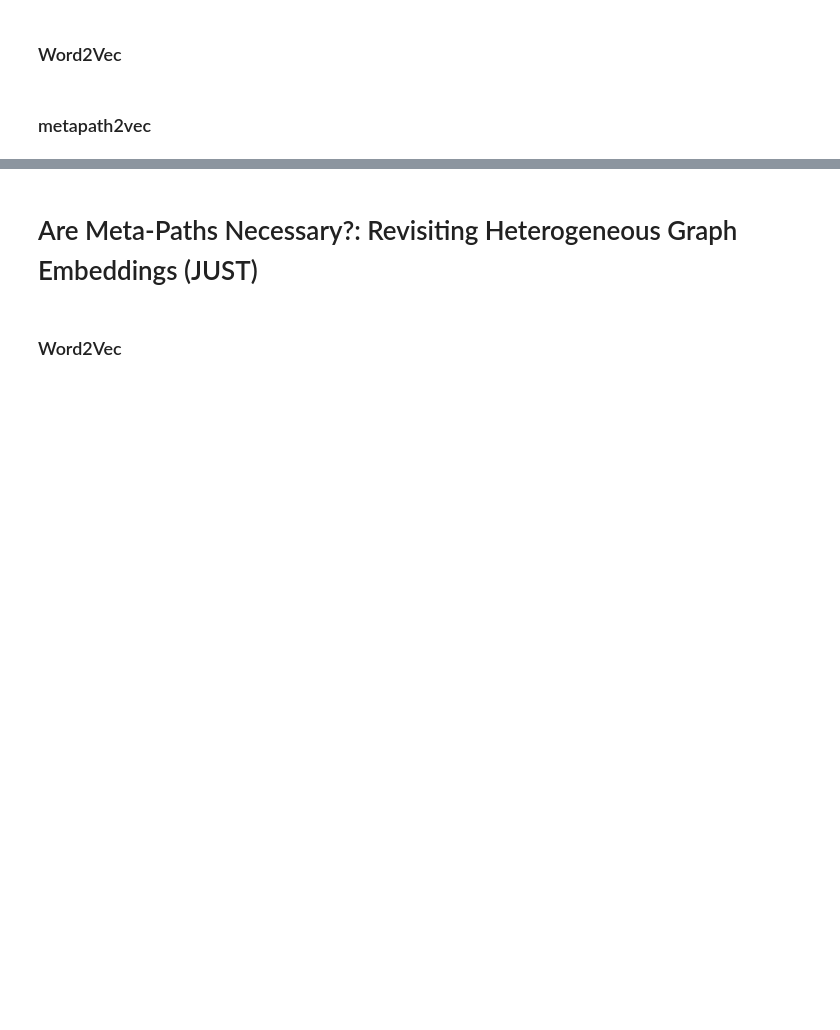
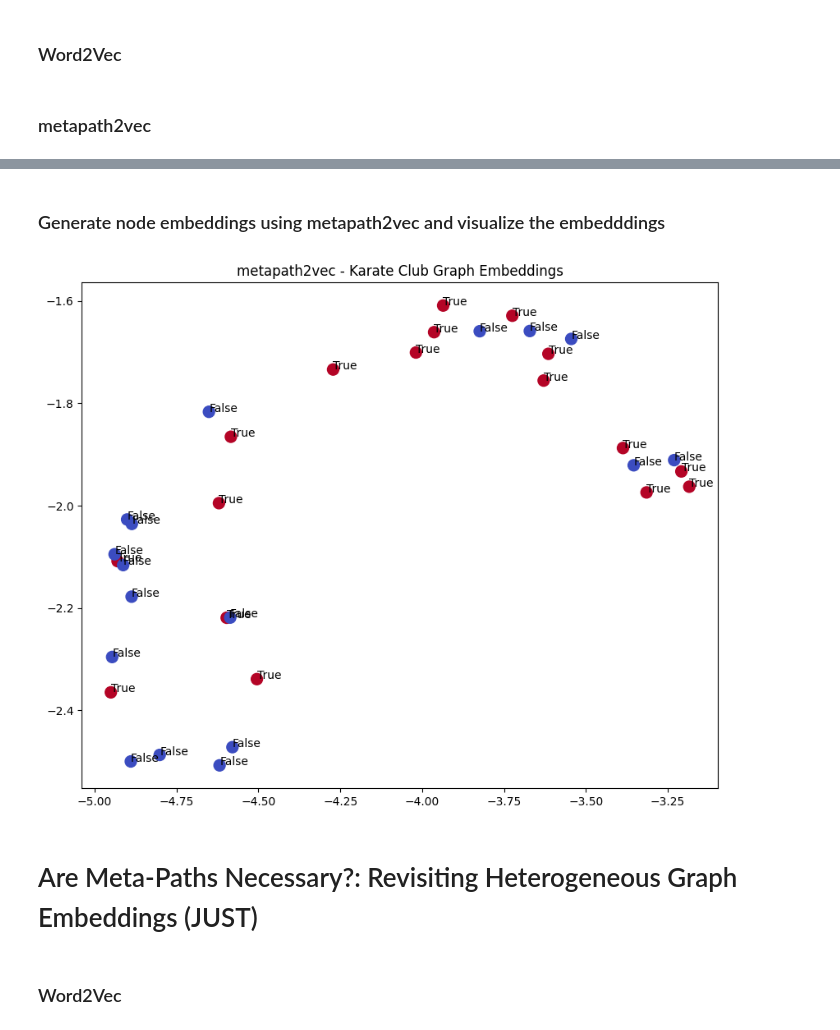
Before and after one commit to NSLab-CUK/Graph-Mining-Spring-2024, a Jupyter notebook: W13/Practice_13.ipynb, the cells around one changed output, grey strips where cells are left out. Saved outputs shown, nothing was run; the diff lists cells and outputs as text; code cells hidden in the pictures; blank space fills up the shorter version.

```diff
--- a/W13/Practice_13.ipynb
+++ b/W13/Practice_13.ipynb
@@ -192,3 +165,43 @@ visualize_embeddings(embeddings, colors)
+# %% [markdown]
+### Generate node embeddings using metapath2vec and visualize the embedddings
+# %%
+def visualize_embeddings(embeddings, labels):
+    tsne = TSNE(n_components=2, random_state=42)
+    embeddings_2d = tsne.fit_transform(embeddings)
+    plt.figure(figsize=(10, 8))
+    plt.scatter(embeddings_2d[:, 0], embeddings_2d[:, 1], c=labels, cmap='coolwarm', s=100)
+    for i, label in enumerate(labels):
+        plt.annotate(label, (embeddings_2d[i, 0], embeddings_2d[i, 1]))
+    plt.title("metapath2vec - Karate Club Graph Embeddings")
+    plt.show()
+
+# Load Karate Club graph from NetworkX
+G = nx.karate_club_graph()
+for node in G.nodes():
+    G.nodes[node]['type'] = 'person'  # Assuming all nodes are of type 'person'
+
+# Train Metapath2Vec model
+metapath2vec = Metapath2Vec(G, "karate_club_embeddings.txt", vector_size=128, window=5, min_count=1, workers=4, iter=10, negative=5, alpha=0.025)
+metapath2vec.read_sentences()
+metapath2vec.train()
+
+# Load embeddings for visualization
+embeddings = []
+labels = []
+with open("karate_club_embeddings.txt", 'r') as file:
+    next(file)  # Skip header
+    for line in file:
+        parts = line.strip().split()
+        labels.append(parts[0])
+        embeddings.append(np.array(parts[1:], dtype=float))
+embeddings = np.array(embeddings)
+
+# Visualize the embeddings
+G = nx.karate_club_graph()
+colors = [G.nodes[node]['club'] == 'Mr. Hi' for node in G.nodes()]
+visualize_embeddings(embeddings, colors)
+# %% [output]
+[figure, added]
 # %% [markdown]
 # Are Meta-Paths Necessary?: Revisiting Heterogeneous Graph Embeddings (JUST)
 # %% [markdown]
```
Also changed, not shown: parts of 20 cells of this notebook.
